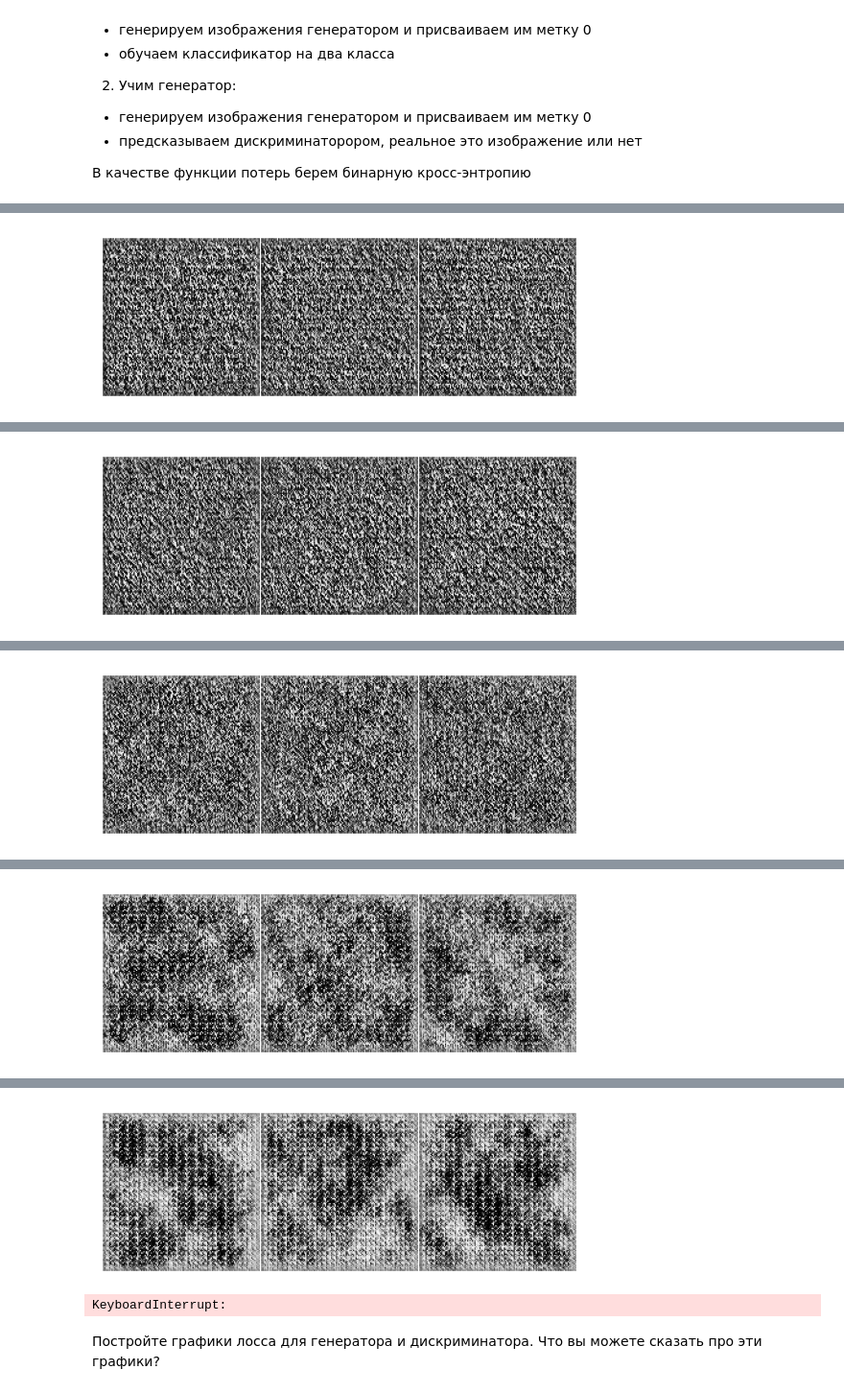
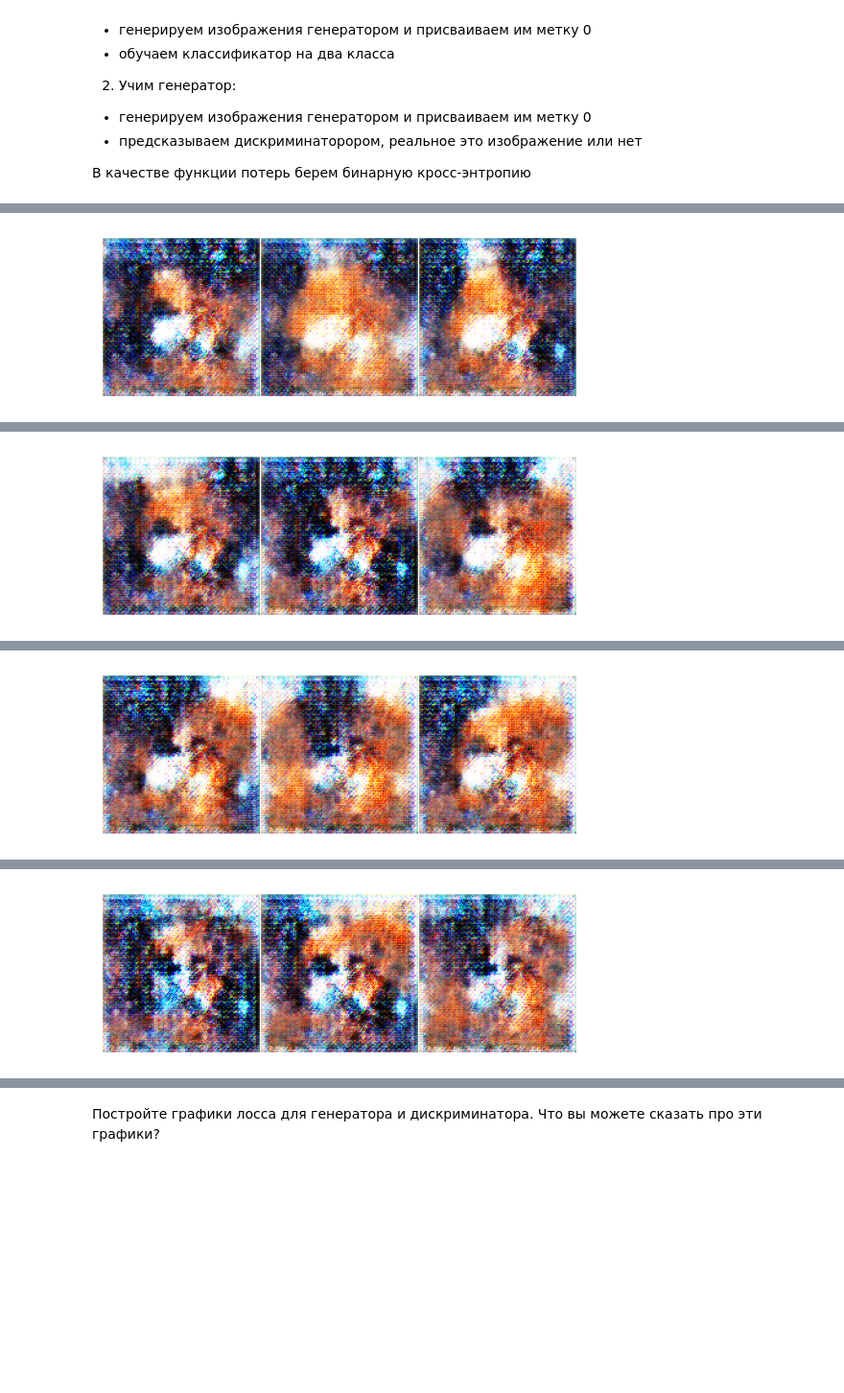
Before and after one commit to saitaro/dl-course, a Jupyter notebook: lesson_20_gans/[hw]gan.ipynb, the cells around one changed output, grey strips where cells are left out. Shown at 96% size. Drawn from its saved outputs; the diff is of its cells as text; code cells hidden in the pictures; blank space fills up the shorter version.

```diff
--- a/lesson_20_gans/[hw]gan.ipynb
+++ b/lesson_20_gans/[hw]gan.ipynb
@@ -140,32 +138,29 @@ discriminator = nn.Sequential(
 ).to(device)
 
 generator = nn.Sequential(
-    nn.Linear(LATENT_DIM, 128 * 8 * 8),
-    # Входной слой: латентный вектор -> тензор 8x8x128
-    nn.Unflatten(1, (128, 8, 8)),
+    # 1x1 @ LATENT_DIM ->
+    nn.ConvTranspose2d(LATENT_DIM, 512, kernel_size=4, padding=1, bias=False),  # 2x2 @ 512
+    nn.BatchNorm2d(512),
+    nn.LeakyReLU(0.2, inplace=True),
+    nn.ConvTranspose2d(512, 256, kernel_size=4, stride=2, padding=1, bias=False),  # 4x4 @ 256
+    nn.BatchNorm2d(256),
+    nn.LeakyReLU(0.2, inplace=True),
+    nn.ConvTranspose2d(256, 128, kernel_size=4, stride=2, padding=1, bias=False),  # 8x8 @ 128
     nn.BatchNorm2d(128),
-    # 8x8x128 -> 16x16x64
-    nn.ConvTranspose2d(128, 64, kernel_size=4, stride=2, padding=1, bias=False),
+    nn.LeakyReLU(0.2, inplace=True),
+    nn.ConvTranspose2d(128, 64, kernel_size=4, stride=2, padding=1, bias=False),  # 16x16 @ 64
     nn.BatchNorm2d(64),
     nn.LeakyReLU(0.2, inplace=True),
-    # 16x16x64 -> 32x32x32
-    nn.ConvTranspose2d(64, 32, kernel_size=4, stride=2, padding=1, bias=False),
+    nn.ConvTranspose2d(64, 32, kernel_size=4, stride=2, padding=1, bias=False),  # 32x32 @ 32
     nn.BatchNorm2d(32),
     nn.LeakyReLU(0.2, inplace=True),
-    # 32x32x16 -> 64x64x16
-    nn.ConvTranspose2d(32, 16, kernel_size=4, stride=2, padding=1, bias=False),
+    nn.ConvTranspose2d(32, 16, kernel_size=4, stride=2, padding=1, bias=False),  # 64x64 @ 16
     nn.BatchNorm2d(16),
     nn.LeakyReLU(0.2, inplace=True),
-    # 32x32x16 -> 128x128x8
-    nn.ConvTranspose2d(16, 8, kernel_size=4, stride=2, padding=1, bias=False),
+    nn.ConvTranspose2d(16, 8, kernel_size=4, stride=2, padding=1, bias=False),  # 128x128 @ 8
     nn.BatchNorm2d(8),
     nn.LeakyReLU(0.2, inplace=True),
-    # Слой Conv2d: 128x128x8 -> 128x128x4
-    nn.Conv2d(8, 4, kernel_size=3, padding=1, bias=False),
-    nn.BatchNorm2d(4),
-    nn.LeakyReLU(0.2, inplace=True),
-    # Слой Conv2d: 128x128x4 -> 128x128x3
-    nn.Conv2d(4, 3, kernel_size=3, padding=1, bias=False),
+    nn.ConvTranspose2d(8, 3, kernel_size=3, padding=1, bias=False),  # 128x128 @ 3
     nn.Tanh(),
 ).to(device)
 # %%
@@ -321,10 +326,10 @@ def fit(
 # %%
-disc_losses, gen_losses = fit(
+dis_losses, gen_losses = fit(
     generator,
     discriminator,
     dataloader=dataloader,
-    epochs=32,
-    disc_lr=1e-4,
+    epochs=2,
+    dis_lr=1e-4,
     gen_lr=2e-4,
 )
 # %% [output]
@@ -333 +338 @@ Accuracy        disc real: 0.421875, disc fake: 0.578125, gen: 0.40625
-[figure, old version]
+[figure, new version]
@@ -336 +341 @@ Accuracy        disc real: 0.4296875, disc fake: 0.7734375, gen: 0.21875
-[figure, old version]
+[figure, new version]
@@ -339 +344 @@ Accuracy        disc real: 0.4453125, disc fake: 0.921875, gen: 0.0859375
-[figure, old version]
+[figure, new version]
@@ -342 +347 @@ Accuracy        disc real: 0.4140625, disc fake: 0.8828125, gen: 0.0859375
-[figure, old version]
+[figure, new version]
@@ -345,5 +348,3 @@ Accuracy        disc real: 0.4609375, disc fake: 0.9453125, gen: 0.015625
-[figure, removed]
-KeyboardInterrupt:
 # %% [markdown]
 Постройте графики лосса для генератора и дискриминатора. Что вы можете сказать про эти графики?
 # %%
```
Also changed, not shown: parts of 7 cells of this notebook.
